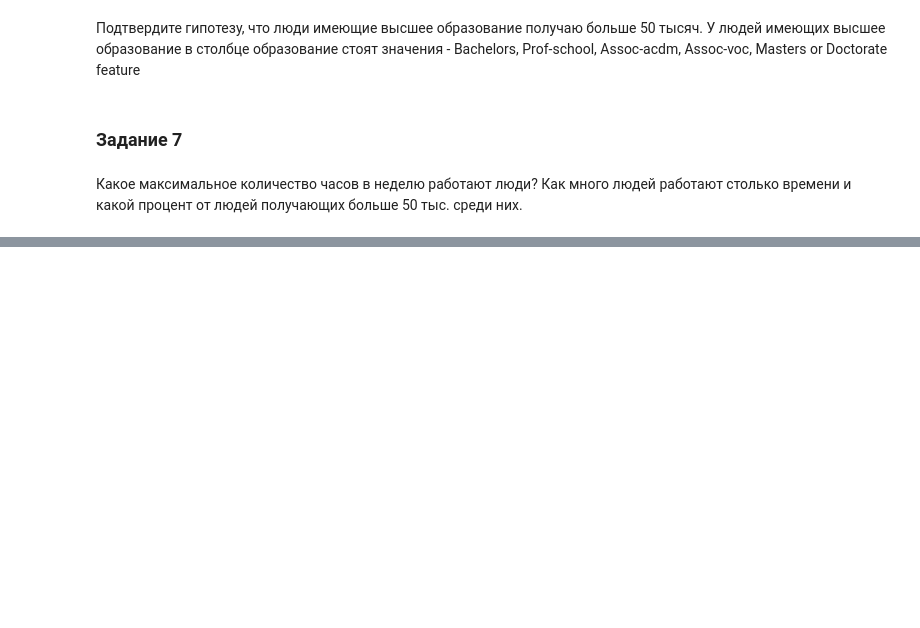
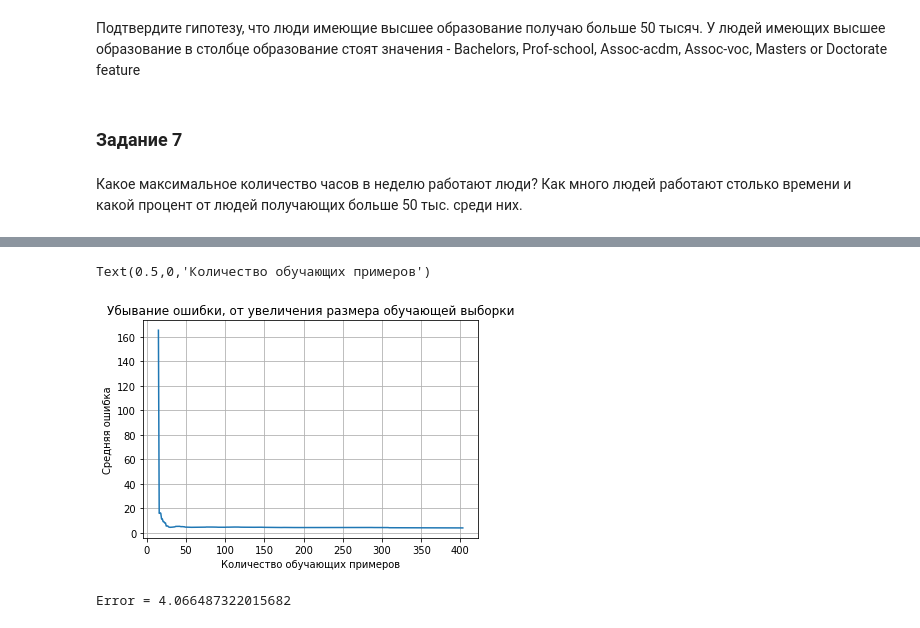
Before and after one commit to Nellrun/SOZLabs, a Jupyter notebook: Лаб 1. Анализ данных.ipynb, the cells around one changed output, grey strips where cells are left out. Saved outputs shown, nothing was run; the diff lists cells and outputs as text; code cells hidden in the pictures; blank space fills up the shorter version.

Commit message:
Linear regression

```diff
--- a/Лаб 1. Анализ данных.ipynb
+++ b/Лаб 1. Анализ данных.ipynb
@@ -437,0 +496,4 @@ adultData = pd.read_csv("datasets/adult.data.csv")
+# %%
+# Загрузим как датафрейм в pandas
+data = pd.DataFrame(data=boston["data"], columns=boston['feature_names'])
+data.head()
@@ -437,0 +560,28 @@ adultData = pd.read_csv("datasets/adult.data.csv")
+# %%
+# Построим график ошибки от количества примеров в обучающей выборке с шагом в 10
+
+# Создадим модель
+regModel = LinearRegression()
+
+errors = []
+for i in range(15, X_train.shape[0], 1):
+    # Обучим модель
+    regModel.fit(X_train[:i], y_train[:i])
+    # вычислим среднюю ошибку
+    error = np.sum(np.abs(regModel.predict(X_test) - y_test))/y_test.shape[0]
+    errors.append(error)
+
+# Строим график
+plt.plot(range(15, X_train.shape[0], 1), errors)
+plt.grid(True)
+plt.title("Убывание ошибки, от увеличения размера обучающей выборки")
+plt.ylabel("Средняя ошибка")
+plt.xlabel("Количество обучающих примеров")
+# %% [output]
+Text(0.5,0,'Количество обучающих примеров')
+[figure, added]
+# %%
+# Проверим итоговую ошибку
+print("Error = {}".format(errors[-1]))
+# %% [output]
+Error = 4.066487322015682
```
Also changed, not shown: parts of 17 cells of this notebook.
